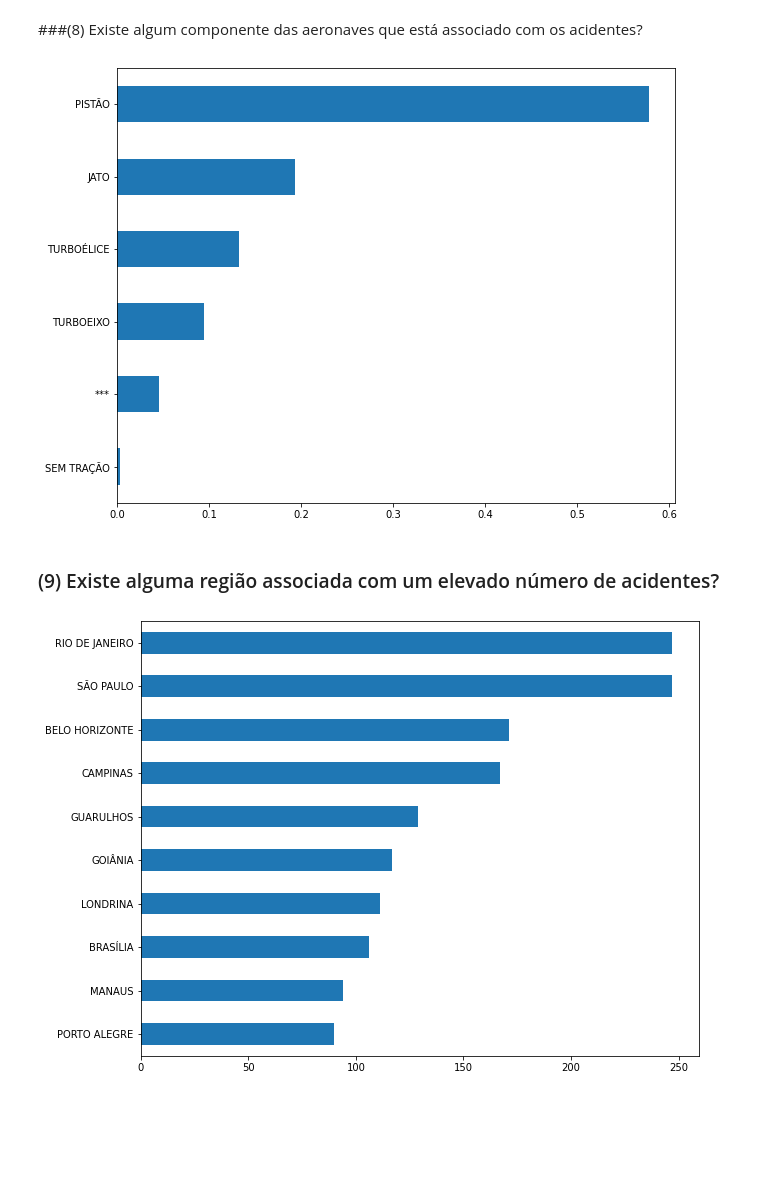
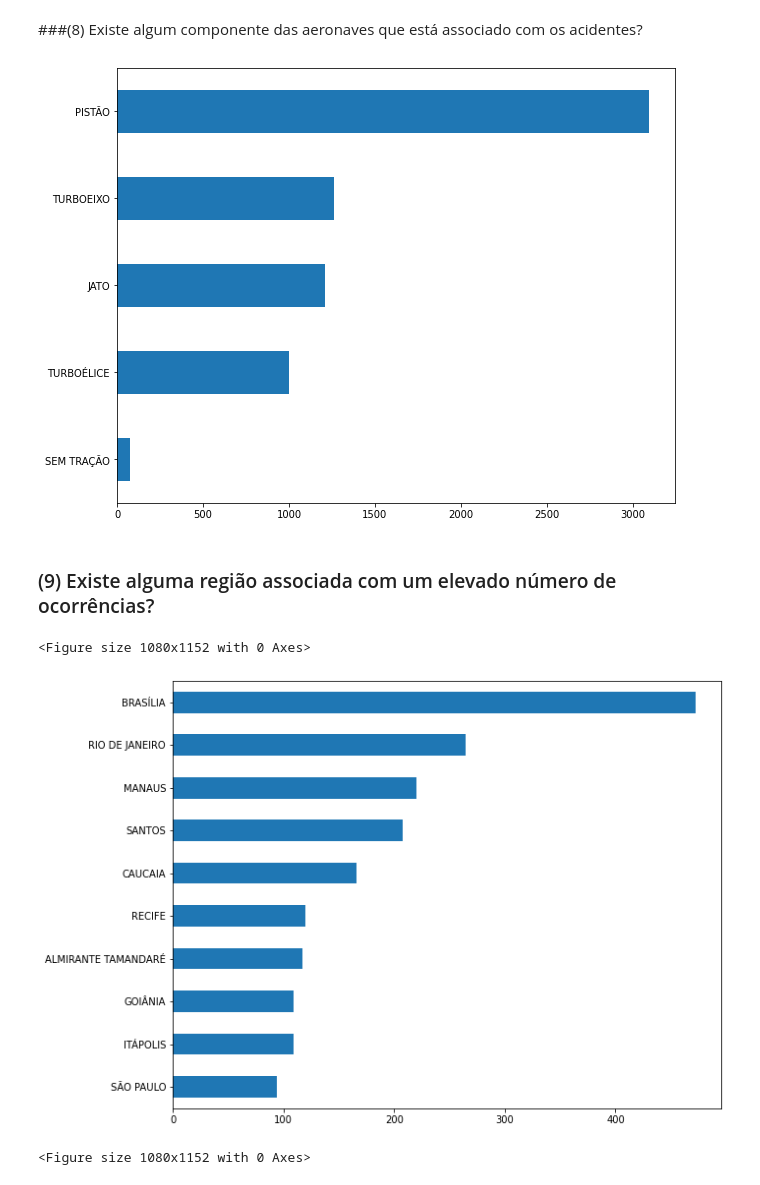
Before and after one commit to leandrolazaro/Asymmetrical_traveler_postman-TP2-AEDS1-UFV, a Jupyter notebook: cenipa.ipynb, the cells around one changed output. Saved outputs shown, nothing was run; the diff lists cells and outputs as text; code cells hidden in the pictures; blank space fills up the shorter version.

```diff
--- a/cenipa.ipynb
+++ b/cenipa.ipynb
@@ -50,6 +134,12 @@ df_ocorrencia.drop(
     ],
     inplace=True,
 )
+# %%
+df_merged_1 = pd.merge(df_ocorrencia,df_aeronave, on='codigo_ocorrencia',how='inner')
+df_merged_2 = pd.merge(df_merged_1,df_ocorrencia_tipo, on='codigo_ocorrencia',how='inner')
+df_merged_3 = pd.merge(df_merged_2,df_fator_contribuinte, on='codigo_ocorrencia',how='inner')
+
+df_merged = pd.merge(df_merged_3,df_recomendacao, on='codigo_ocorrencia',how='inner')
 # %% [markdown]
 ## Questões
 
@@ -108,28 +198,24 @@ Pelo gráfico é notável que a **perda de controle em voo** é o tipo de ocorr
 # %% [markdown]
 ###(8) Existe algum componente das aeronaves que está associado com os acidentes?
 # %%
-codigo_ocorrencia = df_aeronave[
-    "codigo_ocorrencia"
-].drop_duplicates()
-
-df_ocorrencia_aeronave = df_aeronave.loc[
-    df_aeronave["codigo_ocorrencia"].isin(codigo_ocorrencia)
-]
-
 ax = (
-    (df_ocorrencia_aeronave["aeronave_motor_tipo"].value_counts()[:10]/df_aeronave.value_counts().sum())
+    (df_merged["aeronave_motor_tipo"].value_counts()[:10].drop('***'))
     .plot.barh(figsize=(10, 8))
 )
 ax.invert_yaxis()
 # %% [output]
-[figure, old version]
+[figure, new version]
 # %% [markdown]
-### (9) Existe alguma região associada com um elevado número de acidentes?
+### (9) Existe alguma região associada com um elevado número de ocorrências?
 # %%
 ax = (
-    (df_ocorrencia["ocorrencia_cidade"].value_counts()[:10])
+    (df_merged["ocorrencia_cidade"].value_counts()[:10])
     .plot.barh(figsize=(10, 8))
 )
 ax.invert_yaxis()
+
+plt.figure(figsize=(15,16))
 # %% [output]
+<Figure size 1080x1152 with 0 Axes>
-[figure, old version]
+[figure, new version]
+<Figure size 1080x1152 with 0 Axes>
```
Also changed, not shown: parts of 19 cells of this notebook.
